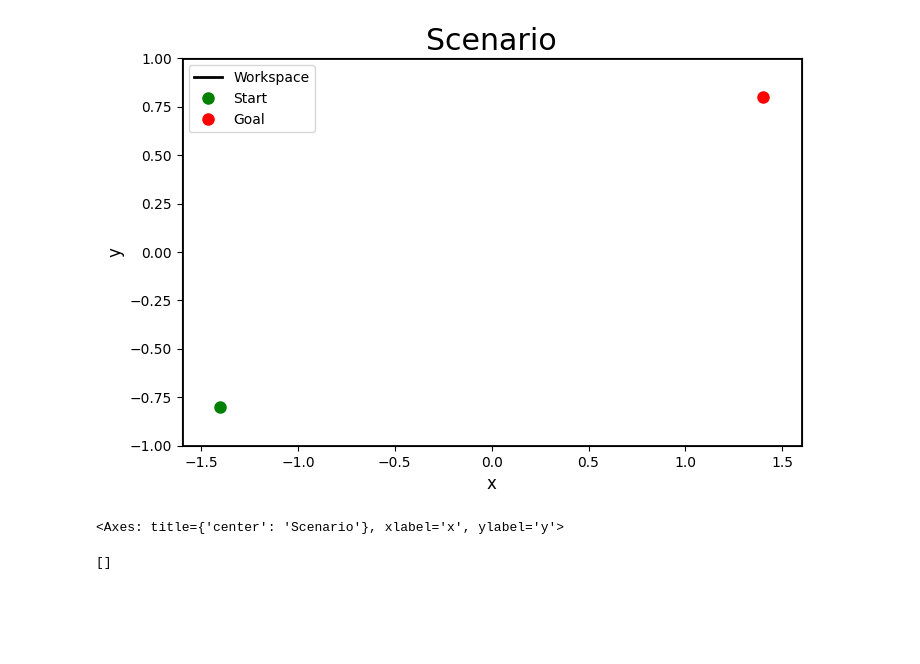
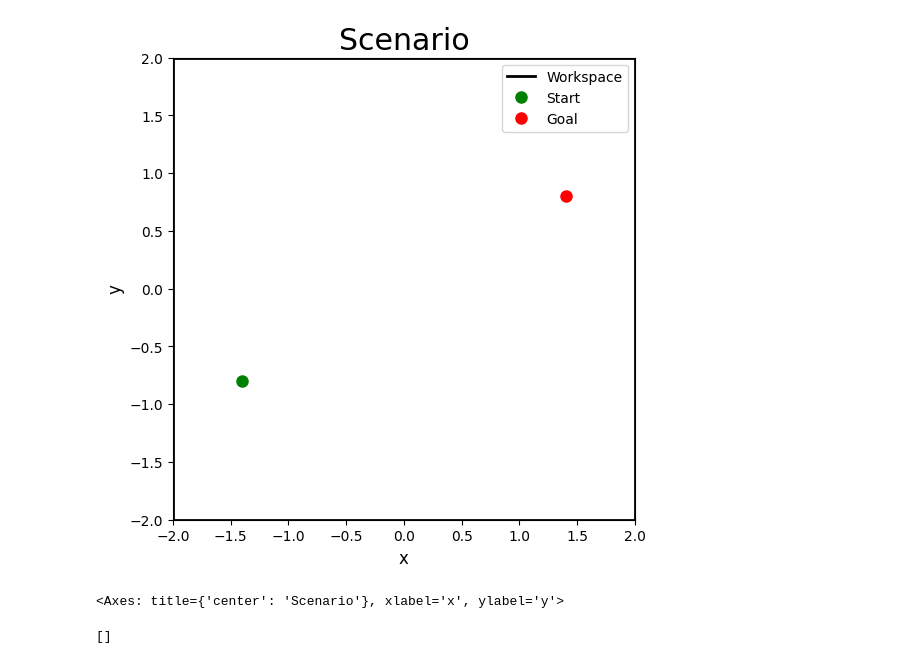
Before and after one commit to eliasjof/BIA_v2, a Jupyter notebook: test_de2dnurbs.ipynb, the cells around one changed output. Saved outputs shown, nothing was run; the diff lists cells and outputs as text; code cells hidden in the pictures; blank space fills up the shorter version.

Commit message:
plot

```diff
--- a/test_de2dnurbs.ipynb
+++ b/test_de2dnurbs.ipynb
@@ -29,13 +29,19 @@ config.lambda_i = config.radius
 config.lambda_f = config.radius
 config.alpha_workspace = 10
 config.alpha_obs = 10
-config.alpha_kappa = 0.5
+config.alpha_kappa = 5
 # config.lambd = config.radius * 2
 # config.degree = 5
 # config.num_free_ctrlpts = 4
 # config.num_static_ctrlpts = 2 * config.degree + 4
 # config.space_dim = 2
 config.nsampling = 120
+config.scale_x = 2.0
+config.scale_y = 2.0
+config.xmin = -2.0
+config.xmax = 2.0
+config.ymin = -2.0
+config.ymax = 2.0
 # config.curvature_nsampling = 120
 # config.line_width = 2
 # # config.pop_size = 100
@@ -44,34 +50,34 @@ config.start = np.array([-1.4, -0.8])
 config.goal = np.array([1.4, 0.8])
 config.th_start = 0.0
 config.th_goal = 0.0
 config.safe_radius = 0.4
 # # config.obstacle_type = 'polygons'
 # # config.n_obstacles = 8
 # # config.poly_size = 0.3
 # config.r_min = 0.1
 # config.r_max = 0.3
 # # config.occupancy_rate = 0.15
 # config.seed = 2
 # config.scale_x = 1.5
 # config.scale_y = 1.0
 # config.debug = 0
 config.obs_list = []# [(0.6883004767862384, 0.3022825881539657, 0.14464214762976454),(-1.0917736086156131, -0.1126768217023627, 0.2784359135409691),(-0.9002903939515345, 0.26820105644434156, 0.10530719393677274),(-1.3207217472358725, 0.4514588866302939, 0.2618860913355653),(-0.4346374873469, -0.5239275669138156, 0.23962787899764537),(1.0290397406091127, 0.18269405408555595, 0.11934327536669281),(-0.3171168234468903, 0.07341651282804262, 0.29462315279587414)]
 # r = config.radius
 # config.expanded_obs_fornecida = [(0.5, 0.3, 0.2+r), (-0.5, -0.3, 0.15+r)]
 
 # # --- Fornecer obstáculos próprios (círculos) ---
 # config.obs_fornecida = [(0.5, 0.3, 0.2), (-0.5, -0.3, 0.15)]
 # config.expanded_obs_fornecida = [(0.5, 0.3, 0.2+r), (-0.5, -0.3, 0.15+r)]
 # se omitir expanded_obs_fornecida, ele calcula automaticamente
 
 # # --- Fornecer obstáculos próprios (polígonos) ---
 # from shapely.geometry import Polygon
 # config.obs_fornecida = [Polygon([(0,0),(1,0),(0.5,1)])]
 
 planner = DE2D_NURBS(config)
 planner.draw_scenario()
 # %% [output]
-[figure, old version]
+[figure, new version]
 <Axes: title={'center': 'Scenario'}, xlabel='x', ylabel='y'>
 # %%
 planner.config.obs
```
Also changed, not shown: parts of 4 cells of this notebook, 1 other file.
